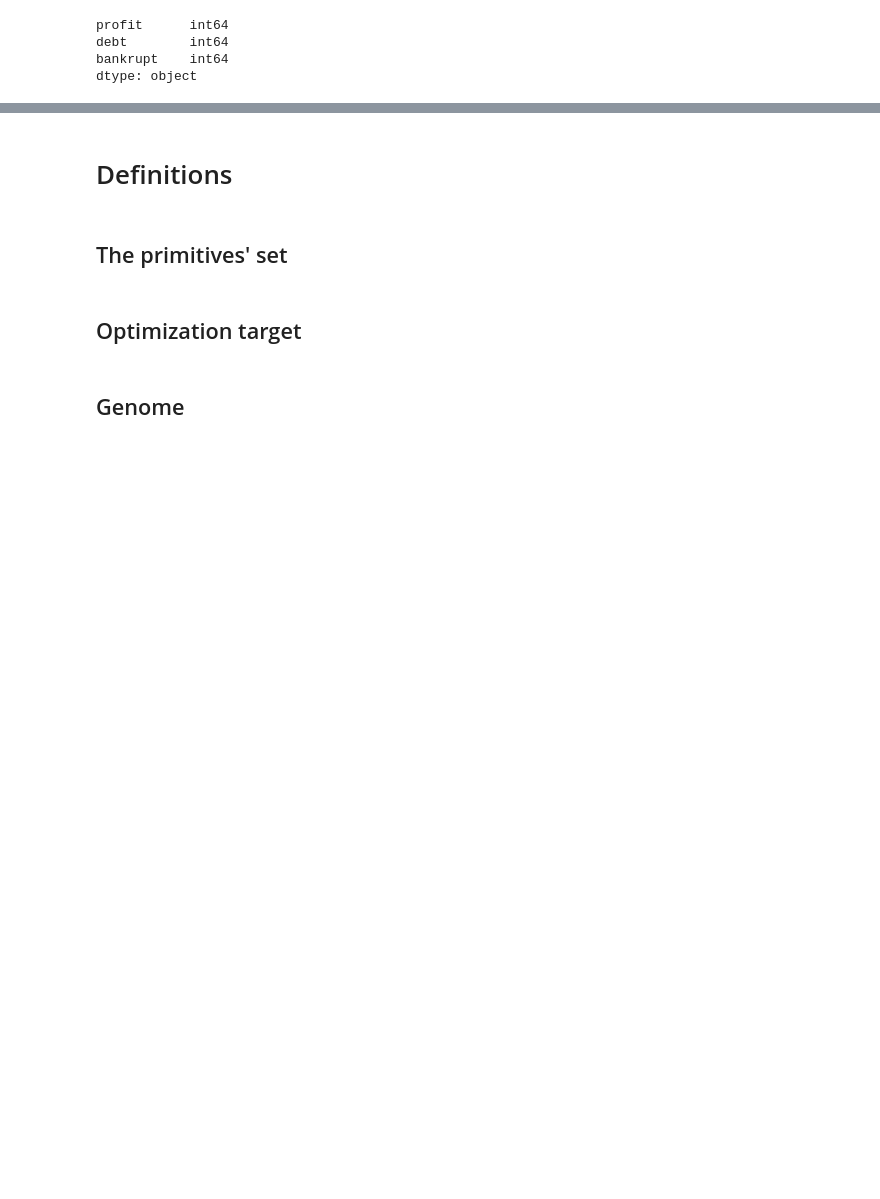
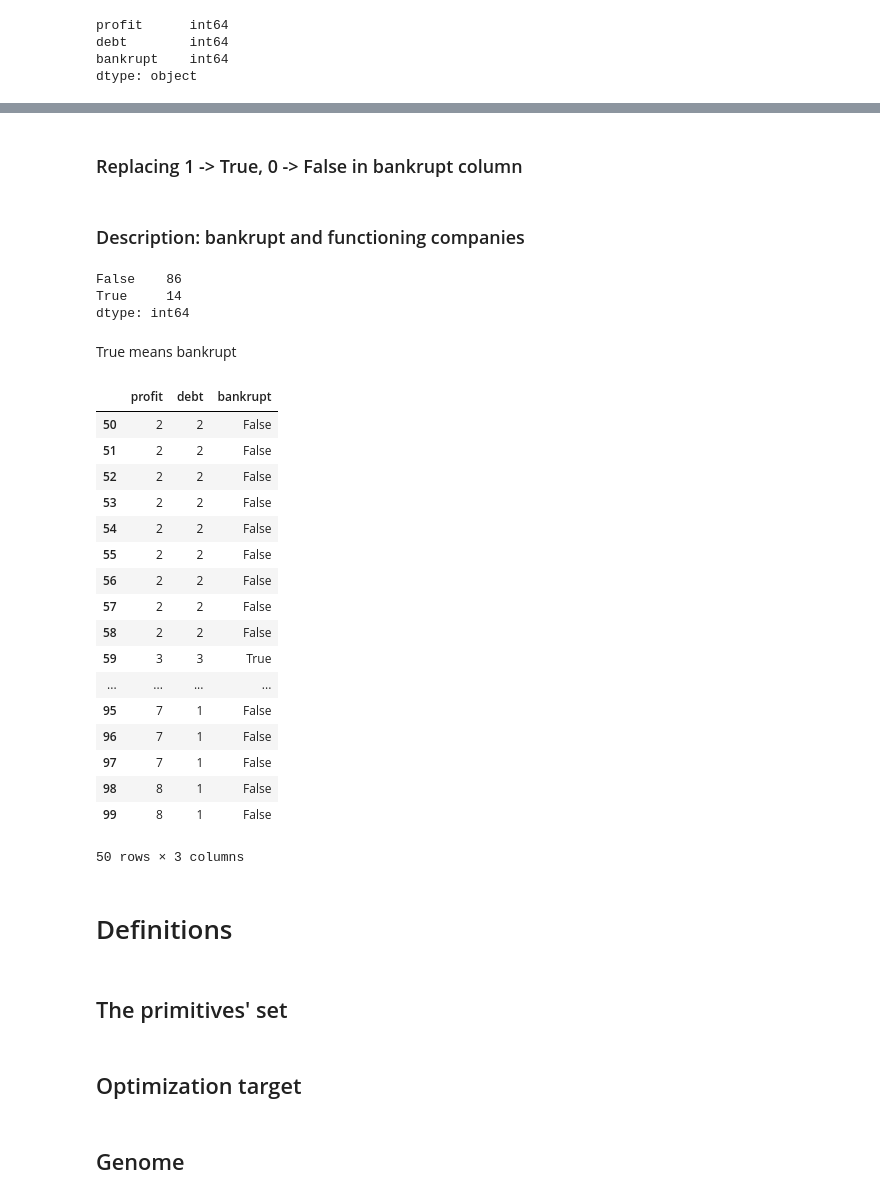
Before and after one commit to szebenyib/thesis, a Jupyter notebook: Thesis.ipynb, the cells around one changed output, grey strips where cells are left out. Drawn from its saved outputs; the diff is of its cells as text; code cells hidden in the pictures; blank space fills up the shorter version.

```diff
--- a/Thesis.ipynb
+++ b/Thesis.ipynb
@@ -70,3 +65,40 @@ companies.loc[0,'profit']
+# %% [markdown]
+### Replacing 1 -> True, 0 -> False in bankrupt column
+# %%
+companies['bankrupt'] = companies['bankrupt'].map(lambda x: True if x == 1 else False)
+# %% [markdown]
+### Description: bankrupt and functioning companies
+# %%
+bankrupt = companies[companies['bankrupt'] == True].count()['bankrupt']
+functioning = companies.count()['bankrupt'] - bankrupt
+companies['bankrupt'].value_counts()
+# %% [output]
+False    86
+True     14
+dtype: int64
+# %% [markdown]
+True means bankrupt
+# %%
+companies[50:]
+# %% [output]
+|  | profit | debt | bankrupt |
+| 50 | 2 | 2 | False |
+| 51 | 2 | 2 | False |
+| 52 | 2 | 2 | False |
+| 53 | 2 | 2 | False |
+| 54 | 2 | 2 | False |
+| 55 | 2 | 2 | False |
+| 56 | 2 | 2 | False |
+| 57 | 2 | 2 | False |
+| 58 | 2 | 2 | False |
+| 59 | 3 | 3 | True |
+| ... | ... | ... | ... |
+| 95 | 7 | 1 | False |
+| 96 | 7 | 1 | False |
+| 97 | 7 | 1 | False |
+| 98 | 8 | 1 | False |
+| 99 | 8 | 1 | False |
+50 rows × 3 columns
 # %% [markdown]
 # Definitions
 # %% [markdown]
```
Also changed, not shown: parts of 17 cells of this notebook, 1 other file.
